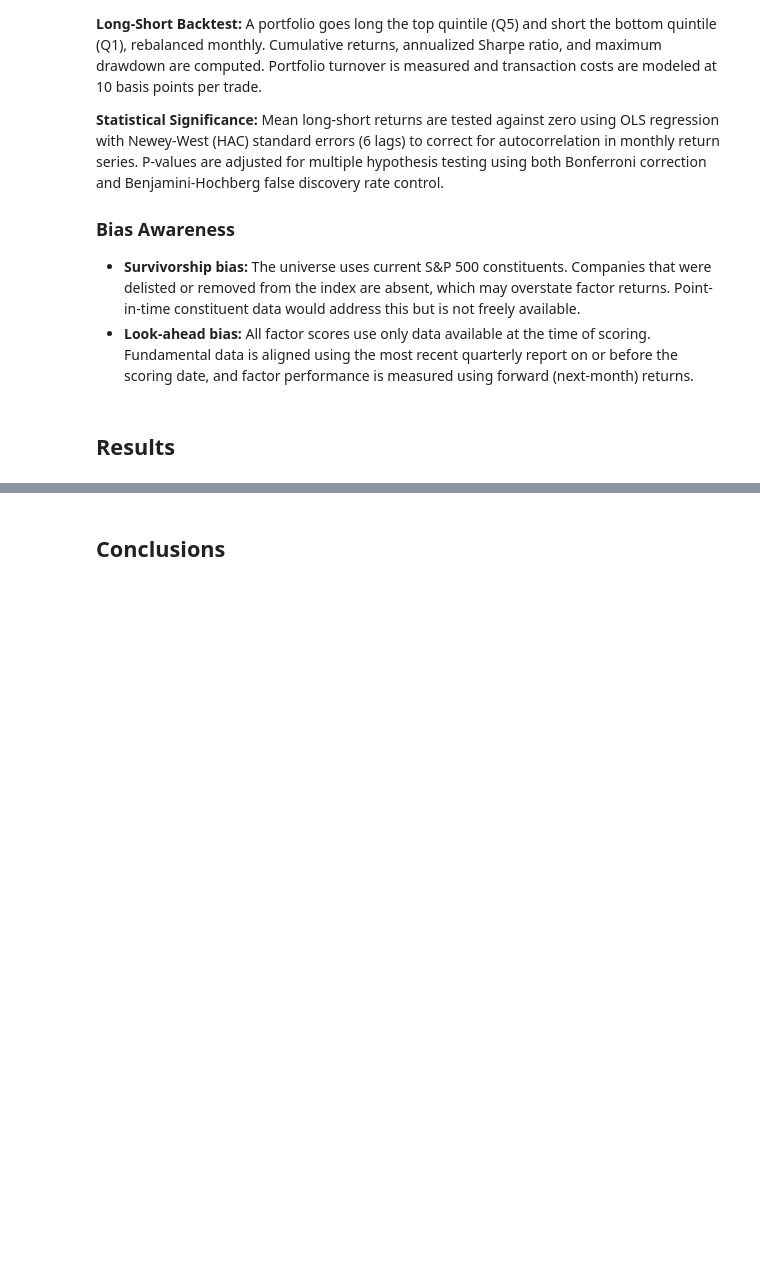
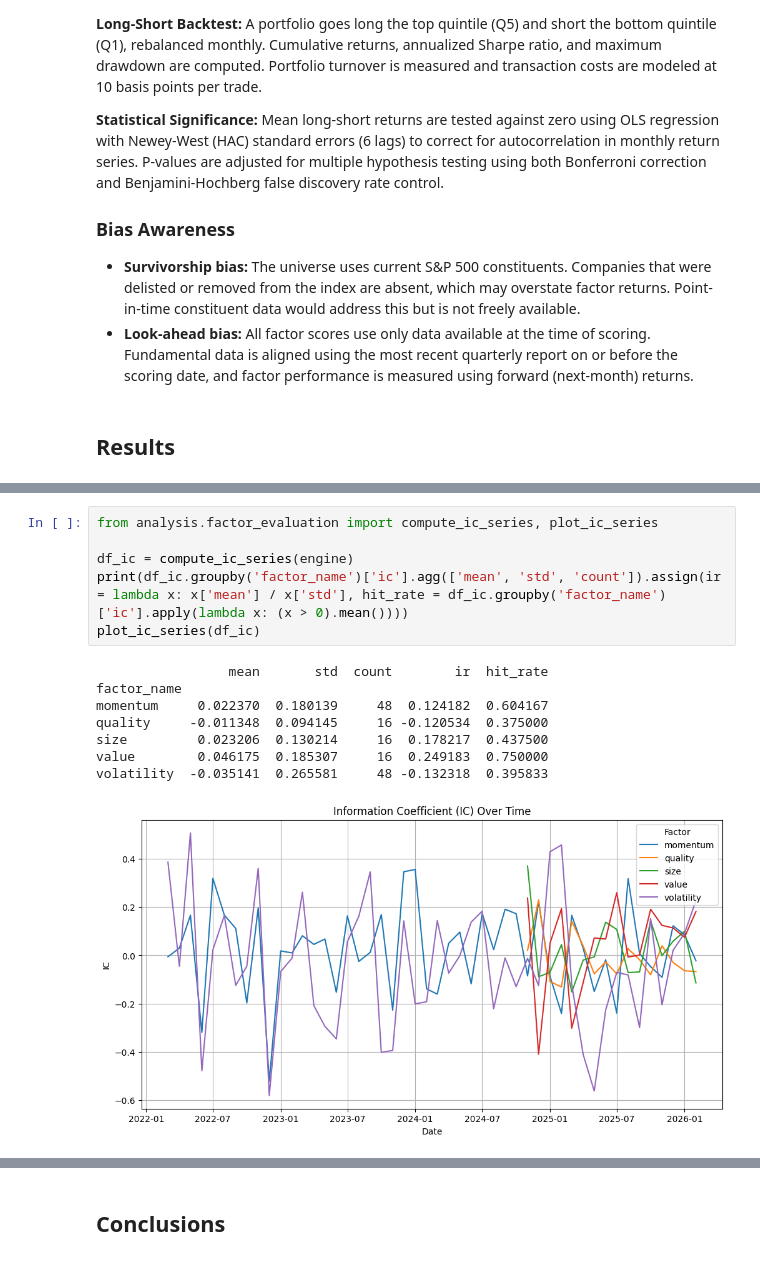
Before and after one commit to Tony-Steiner/factor-research-platform, a Jupyter notebook: notebooks/research_report.ipynb, the cells around one changed output, grey strips where cells are left out. Cells and saved outputs as stored; diff of their text form; blank space fills up the shorter version.

```diff
--- a/notebooks/research_report.ipynb
+++ b/notebooks/research_report.ipynb
@@ -50,0 +74,15 @@ from analysis.correlation_analysis import compute_factor_correlations, plot_corr
+# %%
+from analysis.factor_evaluation import compute_ic_series, plot_ic_series
+
+df_ic = compute_ic_series(engine)
+print(df_ic.groupby('factor_name')['ic'].agg(['mean', 'std', 'count']).assign(ir = lambda x: x['mean'] / x['std'], hit_rate = df_ic.groupby('factor_name')['ic'].apply(lambda x: (x > 0).mean())))
+plot_ic_series(df_ic)
+# %% [output]
+                 mean       std  count        ir  hit_rate
+factor_name
+momentum     0.022370  0.180139     48  0.124182  0.604167
+quality     -0.011348  0.094145     16 -0.120534  0.375000
+size         0.023206  0.130214     16  0.178217  0.437500
+value        0.046175  0.185307     16  0.249183  0.750000
+volatility  -0.035141  0.265581     48 -0.132318  0.395833
+[figure, added]
```
Also changed, not shown: parts of 13 cells of this notebook, 9 other files.
